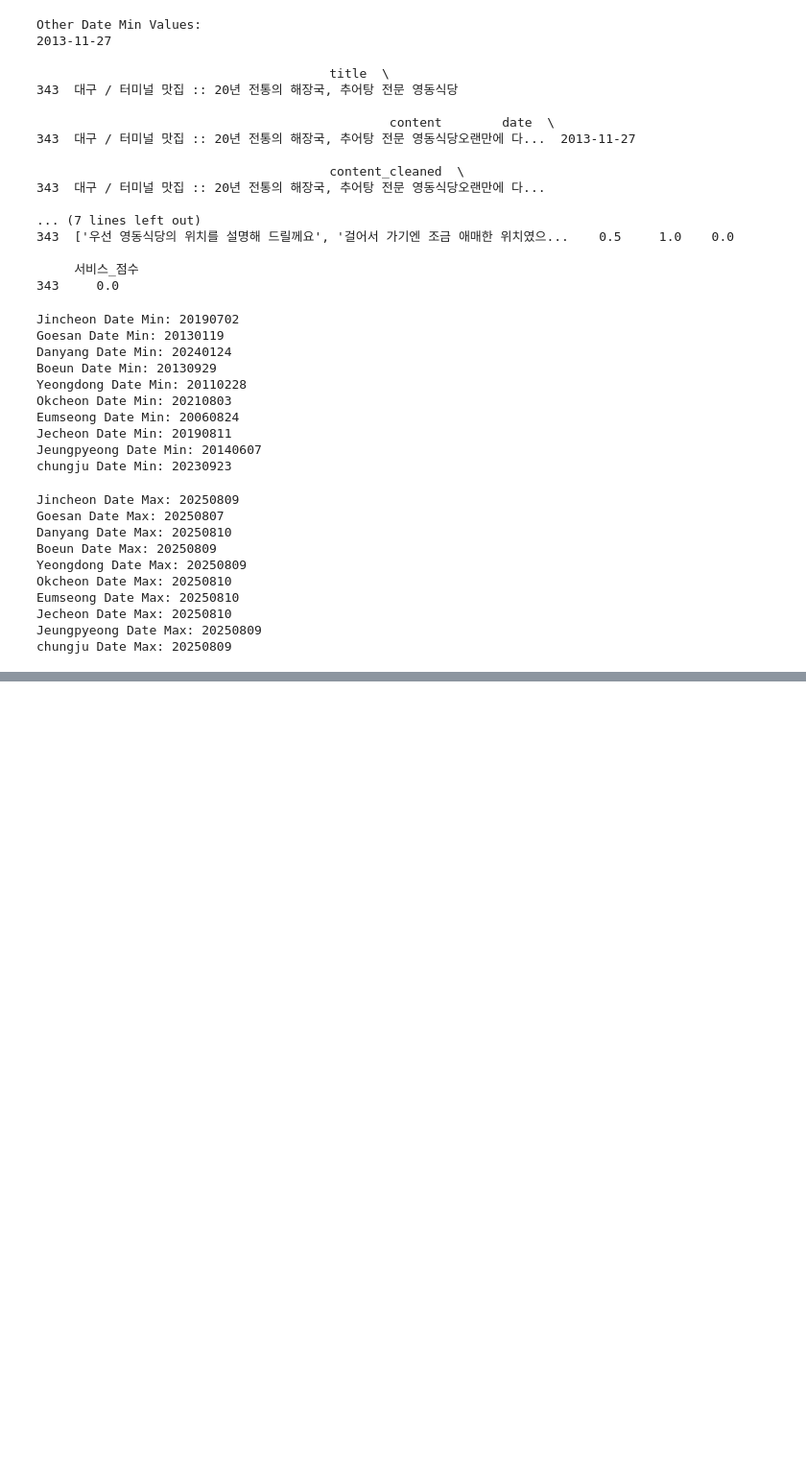
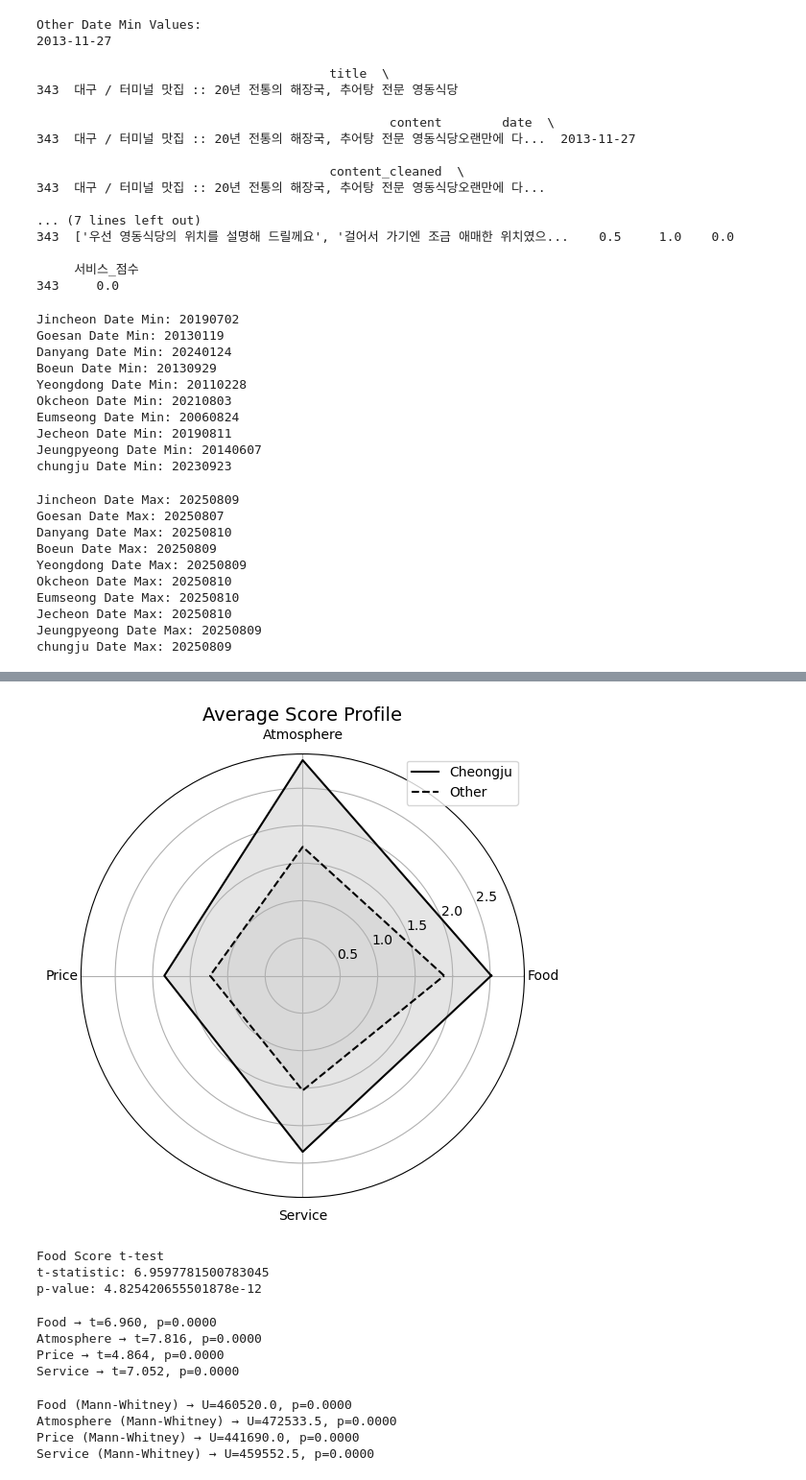
Before and after one commit to K-ple/Learn, a Jupyter notebook: University/Research/answer.ipynb, the cells around one changed output, grey strips where cells are left out. Shown: that part at 96% size. Drawn from its saved outputs; the diff is of its cells as text; code cells hidden in the pictures; blank space fills up the shorter version.

```diff
--- a/University/Research/answer.ipynb
+++ b/University/Research/answer.ipynb
@@ -185,0 +311,59 @@ chungju Date Max: 20250809
+# %%
+import numpy as np
+
+categories = ["Food","Atmosphere","Price","Service"]
+
+cheongju_mean = cheongju[categories].mean().values
+other_mean = other[categories].mean().values
+
+angles = np.linspace(0, 2*np.pi, len(categories), endpoint=False).tolist()
+cheongju_mean = np.concatenate((cheongju_mean,[cheongju_mean[0]]))
+other_mean = np.concatenate((other_mean,[other_mean[0]]))
+angles += angles[:1]
+
+fig, ax = plt.subplots(figsize=(6,6), subplot_kw=dict(polar=True))
+ax.plot(angles, cheongju_mean, label="Cheongju", color="black", linestyle="-")
+ax.fill(angles, cheongju_mean, alpha=0.1, color="black")
+ax.plot(angles, other_mean, label="Other", color="black", linestyle="--")
+ax.fill(angles, other_mean, alpha=0.05, color="black")
+
+ax.set_xticks(angles[:-1])
+ax.set_xticklabels(categories)
+plt.title("Average Score Profile", fontsize=14)
+plt.legend()
+plt.show()
+# %% [output]
+[figure, added]
+# %%
+from scipy import stats
+
+# 예: Food 점수 비교
+t_stat, p_val = stats.ttest_ind(cheongju["Food"], other["Food"], equal_var=False)
+
+print("Food Score t-test")
+print("t-statistic:", t_stat)
+print("p-value:", p_val)
+# %% [output]
+Food Score t-test
+t-statistic: 6.9597781500783045
+p-value: 4.825420655501878e-12
+# %%
+categories = ["Food","Atmosphere","Price","Service"]
+
+for cat in categories:
+    t_stat, p_val = stats.ttest_ind(cheongju[cat], other[cat], equal_var=False)
+    print(f"{cat} → t={t_stat:.3f}, p={p_val:.4f}")
+# %% [output]
+Food → t=6.960, p=0.0000
+Atmosphere → t=7.816, p=0.0000
+Price → t=4.864, p=0.0000
+Service → t=7.052, p=0.0000
+# %%
+for cat in categories:
+    u_stat, p_val = stats.mannwhitneyu(cheongju[cat], other[cat], alternative="two-sided")
+    print(f"{cat} (Mann-Whitney) → U={u_stat}, p={p_val:.4f}")
+# %% [output]
+Food (Mann-Whitney) → U=460520.0, p=0.0000
+Atmosphere (Mann-Whitney) → U=472533.5, p=0.0000
+Price (Mann-Whitney) → U=441690.0, p=0.0000
+Service (Mann-Whitney) → U=459552.5, p=0.0000
```
Also changed, not shown: parts of 8 cells of this notebook, 5 other files.
